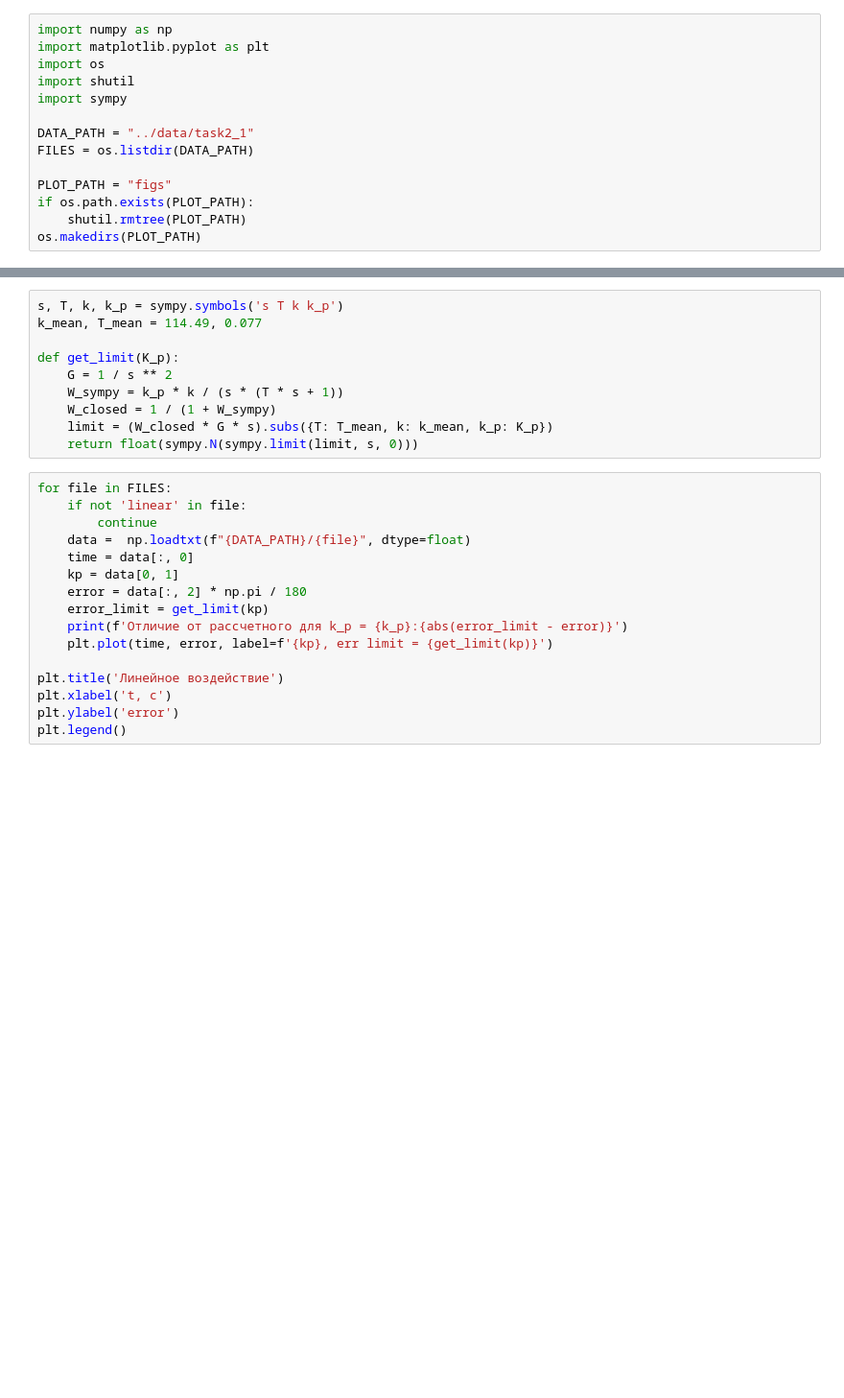
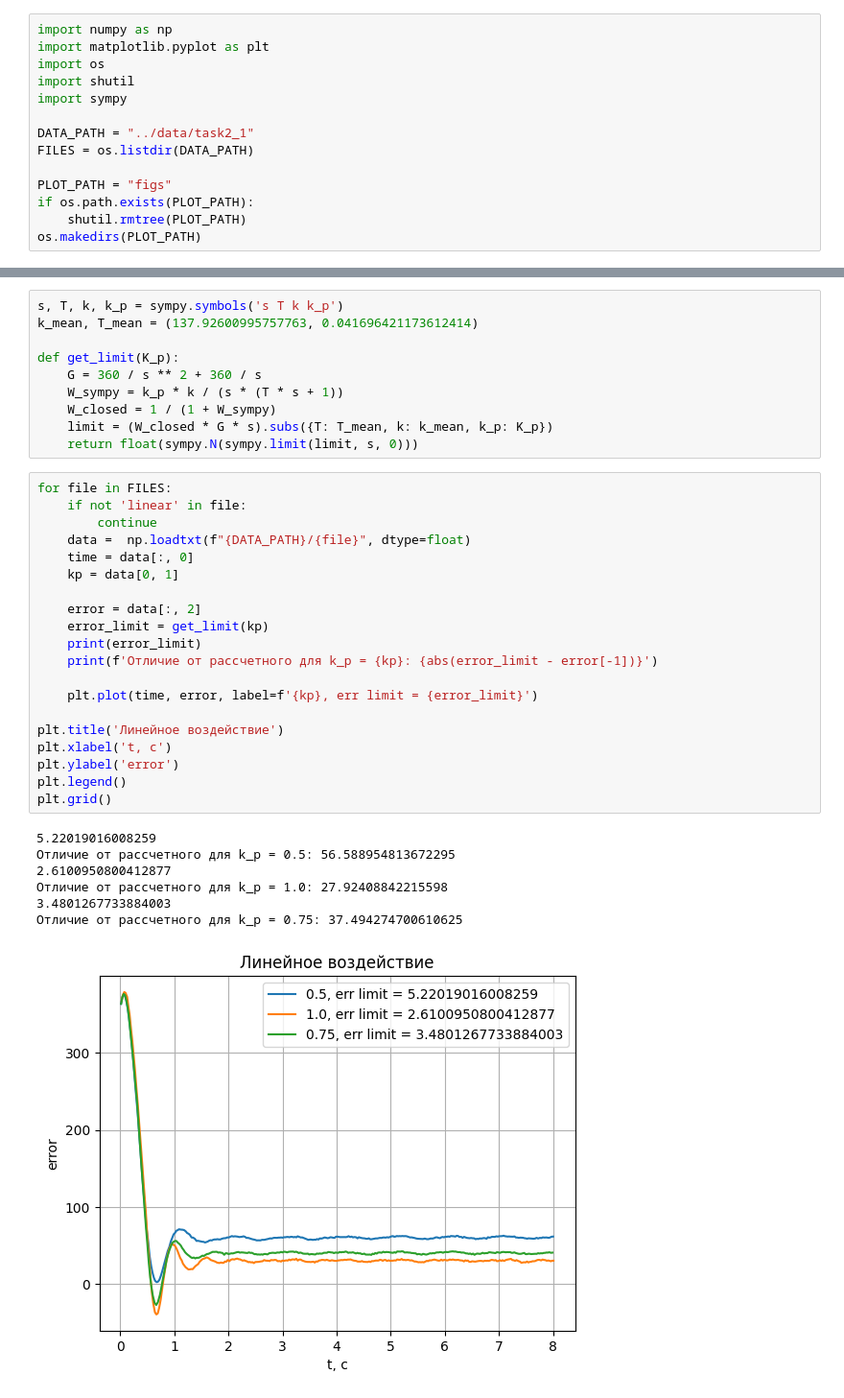
Before and after one commit to lalayants/control-theory-itmo-2023-2024, a Jupyter notebook: Lab7/task2/task2_1.ipynb, the cells around one changed output, grey strips where cells are left out. Shown at 96% size. Saved outputs shown, nothing was run; the diff lists cells and outputs as text; blank space fills up the shorter version.

```diff
--- a/Lab7/task2/task2_1.ipynb
+++ b/Lab7/task2/task2_1.ipynb
@@ -39,9 +42,9 @@ plt.legend()
 # %%
 s, T, k, k_p = sympy.symbols('s T k k_p')
-k_mean, T_mean = 114.49, 0.077
+k_mean, T_mean = (137.92600995757763, 0.041696421173612414)
 
 def get_limit(K_p):
-    G = 1 / s ** 2
+    G = 360 / s ** 2 + 360 / s
     W_sympy = k_p * k / (s * (T * s + 1))
     W_closed = 1 / (1 + W_sympy)
     limit = (W_closed * G * s).subs({T: T_mean, k: k_mean, k_p: K_p})
@@ -49,16 +52,28 @@ def get_limit(K_p):
 # %%
 for file in FILES:
     if not 'linear' in file:
         continue
     data =  np.loadtxt(f"{DATA_PATH}/{file}", dtype=float)
     time = data[:, 0]
     kp = data[0, 1]
-    error = data[:, 2] * np.pi / 180
+
+    error = data[:, 2]
     error_limit = get_limit(kp)
-    print(f'Отличие от рассчетного для k_p = {k_p}:{abs(error_limit - error)}')
-    plt.plot(time, error, label=f'{kp}, err limit = {get_limit(kp)}')
+    print(error_limit)
+    print(f'Отличие от рассчетного для k_p = {kp}: {abs(error_limit - error[-1])}')
+
+    plt.plot(time, error, label=f'{kp}, err limit = {error_limit}')
 
 plt.title('Линейное воздействие')
 plt.xlabel('t, c')
 plt.ylabel('error')
 plt.legend()
+plt.grid()
+# %% [output]
+5.22019016008259
+Отличие от рассчетного для k_p = 0.5: 56.588954813672295
+2.6100950800412877
+Отличие от рассчетного для k_p = 1.0: 27.92408842215598
+3.4801267733884003
+Отличие от рассчетного для k_p = 0.75: 37.494274700610625
+[figure, added]
```
Also changed, not shown: parts of 2 cells of this notebook, 13 other files.
